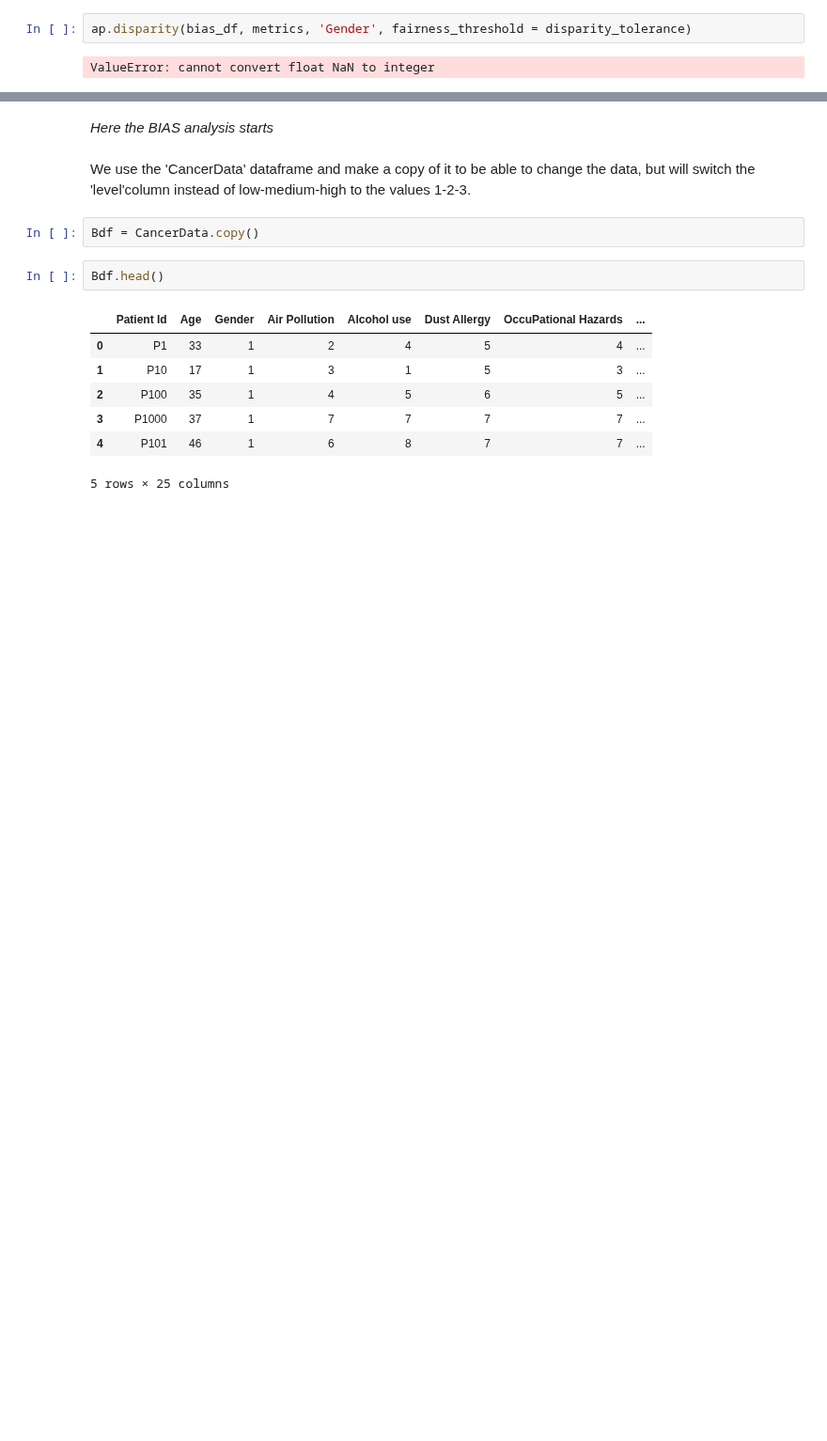
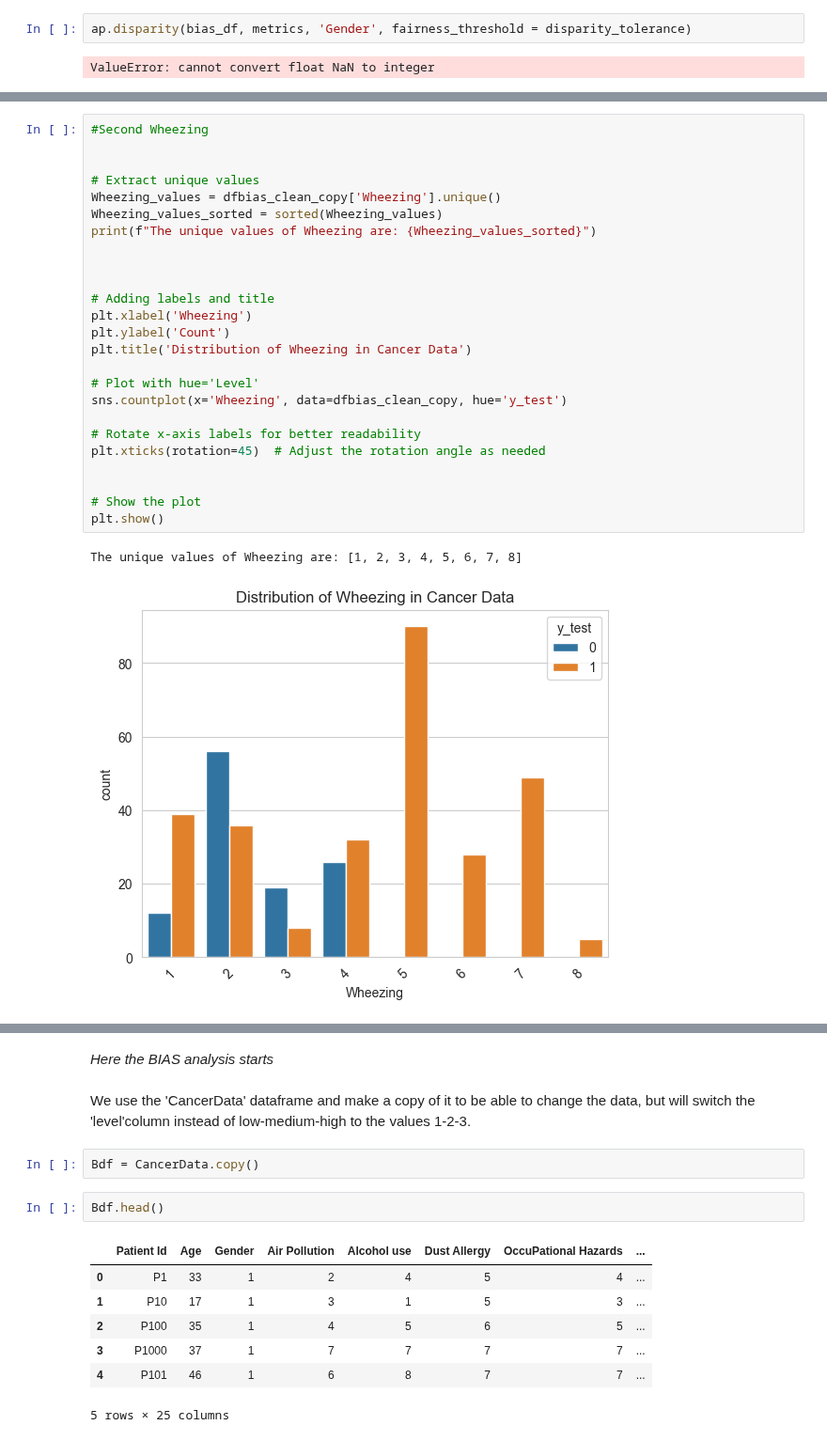
Before and after one commit to tewhol/Responsible_Data_Analysis_Group_1, a Jupyter notebook: julian2.ipynb, the cells around one changed output, grey strips where cells are left out. Shown at 94% size. Drawn from its saved outputs; the diff is of its cells as text; blank space fills up the shorter version.

```diff
--- a/julian2.ipynb
+++ b/julian2.ipynb
@@ -1407,0 +1875,28 @@ ModuleNotFoundError: No module named '_tkinter'
+# %%
+#Second Wheezing
+
+
+# Extract unique values
+Wheezing_values = dfbias_clean_copy['Wheezing'].unique()
+Wheezing_values_sorted = sorted(Wheezing_values)
+print(f"The unique values of Wheezing are: {Wheezing_values_sorted}")
+
+
+
+# Adding labels and title
+plt.xlabel('Wheezing')
+plt.ylabel('Count')
+plt.title('Distribution of Wheezing in Cancer Data')
+
+# Plot with hue='Level'
+sns.countplot(x='Wheezing', data=dfbias_clean_copy, hue='y_test')
+
+# Rotate x-axis labels for better readability
+plt.xticks(rotation=45)  # Adjust the rotation angle as needed
+
+
+# Show the plot
+plt.show()
+# %% [output]
+The unique values of Wheezing are: [1, 2, 3, 4, 5, 6, 7, 8]
+[figure, added]
```
Also changed, not shown: parts of 64 cells of this notebook, 1 other file.
